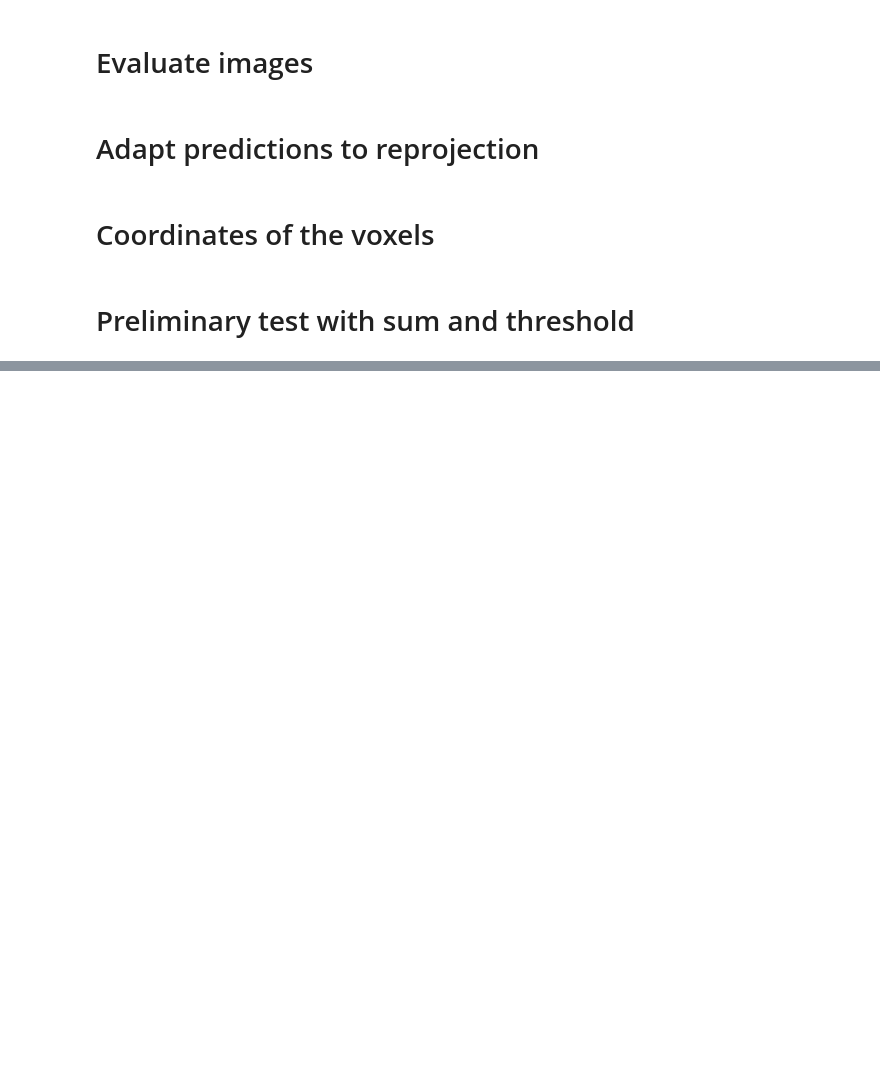
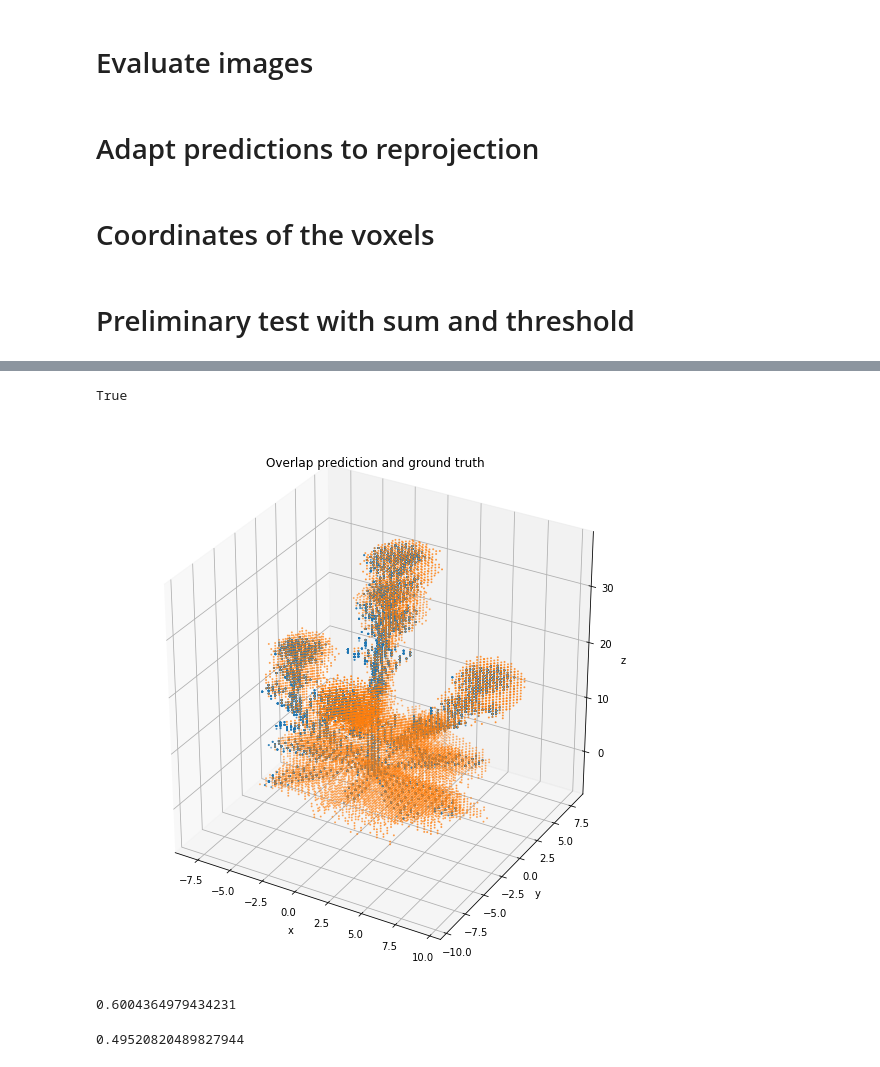
Before and after one commit to romi/romiseg, a Jupyter notebook: class_from_labels.ipynb, the cells around one changed output, grey strips where cells are left out. Cells and saved outputs as stored; diff of their text form; code cells hidden in the pictures; blank space fills up the shorter version.

```diff
--- a/class_from_labels.ipynb
+++ b/class_from_labels.ipynb
@@ -178,0 +209,27 @@ for labl in [1,2,3,5]:
+# %%
+gt_points[0:3] = (gt_points[0:3]//0.5)/2
+
+colors = ['r.', 'k.', 'g.', 'b.', 'o.']
+
+fig = plt.figure(figsize = (10,10))
+ax = plt.axes(projection='3d')
+ax.set_xlabel('x')
+ax.set_ylabel('y')
+ax.set_zlabel('z')
+ax.set_aspect('equal')
+ax.set_title('Overlap prediction and ground truth')
+
+
+
+ax.scatter3D(gt_points[0], gt_points[1], gt_points[2], colors[0], s=1)
+point_labels = point_labels[point_labels[:,3]>0].cpu()
+ax.scatter3D(point_labels[:,0], point_labels[:,1], point_labels[:,2], colors[1], s=1)
+pts = point_labels.numpy().T
+write_ply('label_preds.ply', [pts[0], pts[1], pts[2], pts[3]],
+  ['x', 'y', 'z', 'labl'])
+
+write_ply('label_gt.ply', [gt_points[0], gt_points[1], gt_points[2], gt_points[3]],
+  ['x', 'y', 'z', 'labl'])
+# %% [output]
+True
+[figure, added]
@@ -178,0 +246,9 @@ for labl in [1,2,3,5]:
+# %%
+gt_labels = torch.tensor(gt_points.T)
+loss(gt_labels, point_labels, 3)
+# %% [output]
+0.6004364979434231
+# %%
+loss(point_labels, gt_labels, 3)
+# %% [output]
+0.49520820489827944
```
Also changed, not shown: parts of 20 cells of this notebook, 6 other files.
